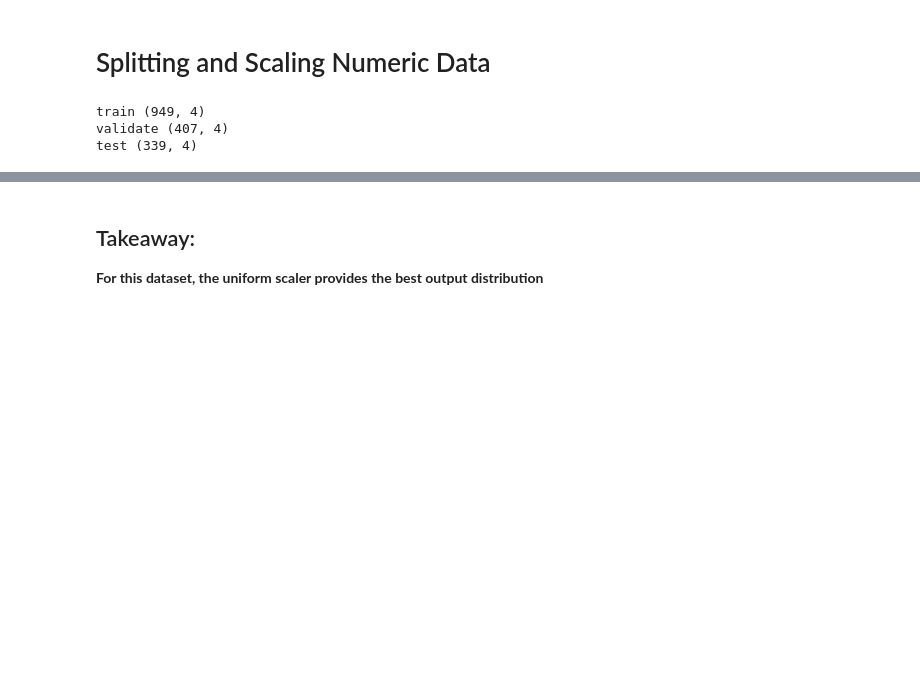
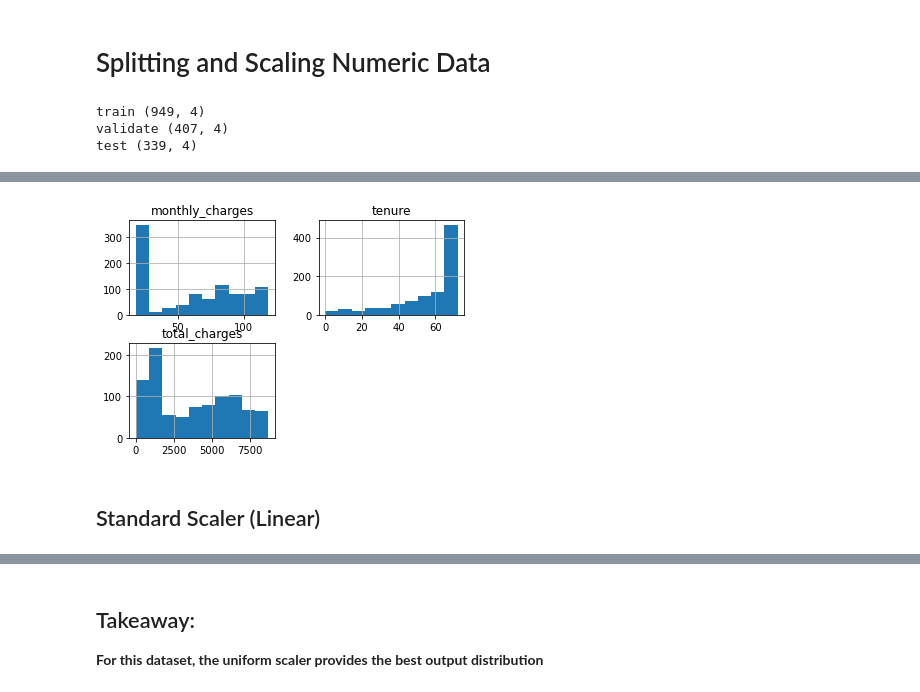
Before and after one commit to CSolitaire/regression-exercises, a Jupyter notebook: wrangle.ipynb, the cells around one changed output, grey strips where cells are left out. Drawn from its saved outputs; the diff is of its cells as text; code cells hidden in the pictures; blank space fills up the shorter version.

```diff
--- a/wrangle.ipynb
+++ b/wrangle.ipynb
@@ -474,0 +260,7 @@ test
+# %%
+train.hist()
+plt.show()
+# %% [output]
+[figure, added]
+# %% [markdown]
+ ## Standard Scaler (Linear)
```
Also changed, not shown: parts of 42 cells of this notebook.
